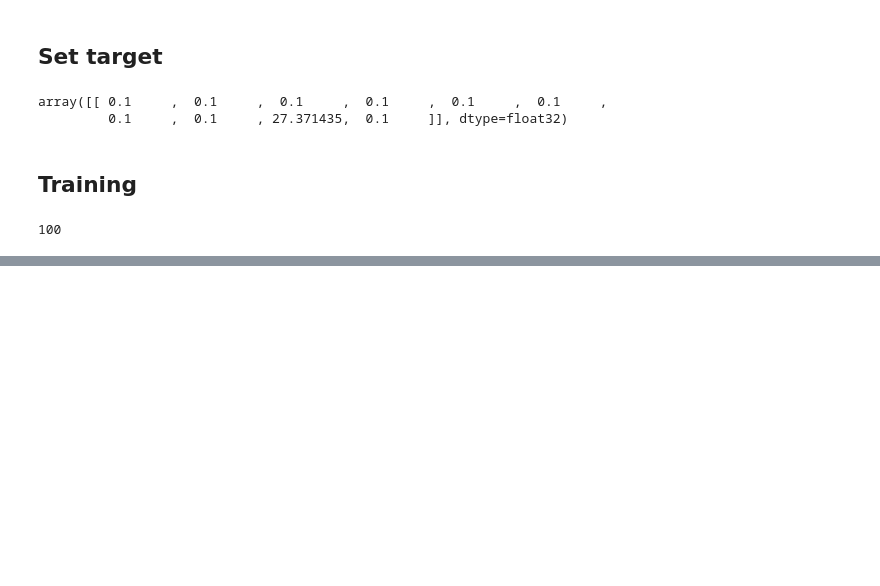
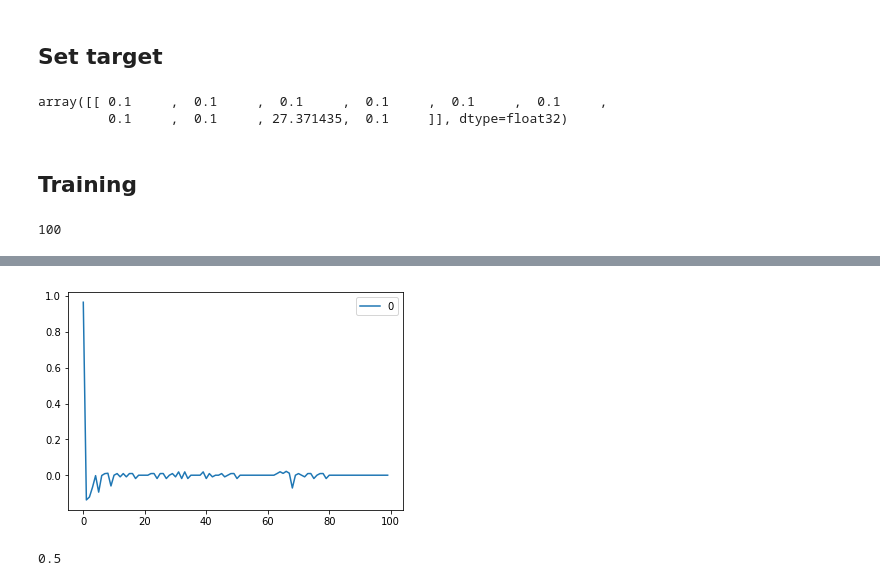
Before and after one commit to Olivier-Lakoue/Graph_ML_Problems, a Jupyter notebook: notebooks/[21]_DQN.ipynb, the cells around one changed output, grey strips where cells are left out. Cells and saved outputs as stored; diff of their text form; code cells hidden in the pictures; blank space fills up the shorter version.

```diff
--- a/notebooks/[21]_DQN.ipynb
+++ b/notebooks/[21]_DQN.ipynb
@@ -311,0 +343,36 @@ plt.show()
+# %%
+model = Sequential()
+model.add(Dense(32, input_dim=state_size, activation='relu'))
+model.add(Dense(32, activation='relu'))
+model.add(Dense(action_size, activation='softmax'))
+model.compile(loss='mse', optimizer='adam')
+# %%
+# initial state 0.0
+state = np.array([0.,0.,0.,0.]).reshape((1,4))
+# memory
+D = []
+# %%
+def act(state, action_size):
+    if np.random.rand() <= epsilon:
+        return np.array([[np.random.rand() for _ in range(action_size)]])
+    else:
+        return model.predict(state)
+# %%
+for time_t in range(100):
+    act_val  = act(state, state_size)
+    blocked_node = [g.core_nodes[n] for n in np.where(act_val > 0.5)[0]]
+    # env interaction
+    next_state, reward = g.action(blocked_node)
+    next_state = np.reshape(next_state, (1,state_size))
+    # stop condition
+    if np.isinf(reward) and not np.isnan(reward):
+        break
+    # remember
+    D.append({'state':state, 'action':act_val, 'reward':reward, 'next_state':next_state})
+    # move to next step
+    state = next_state
+# %%
+pd.DataFrame([n['reward'] for n in D]).plot()
+plt.show()
+# %% [output]
+[figure, added]
@@ -311,0 +388,4 @@ plt.show()
+# %%
+sum([n['reward'] for n in D])
+# %% [output]
+0.5
```
Also changed, not shown: parts of 47 cells of this notebook, 1 other file.
